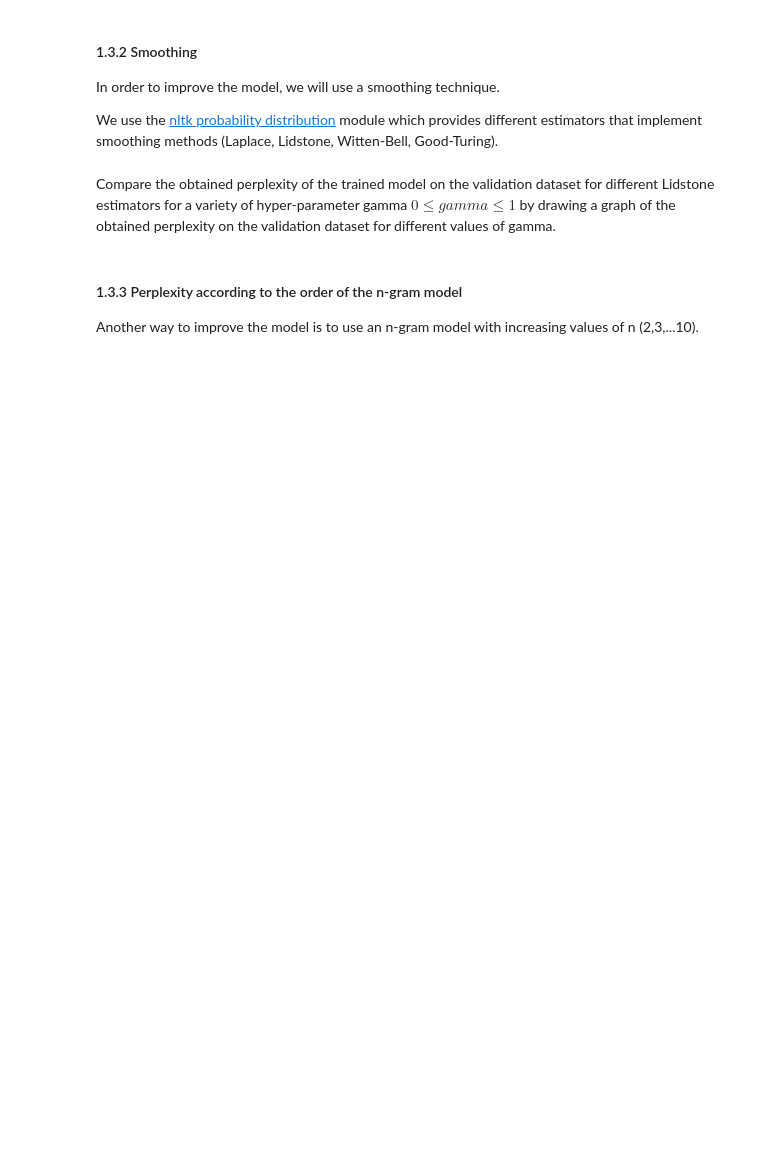
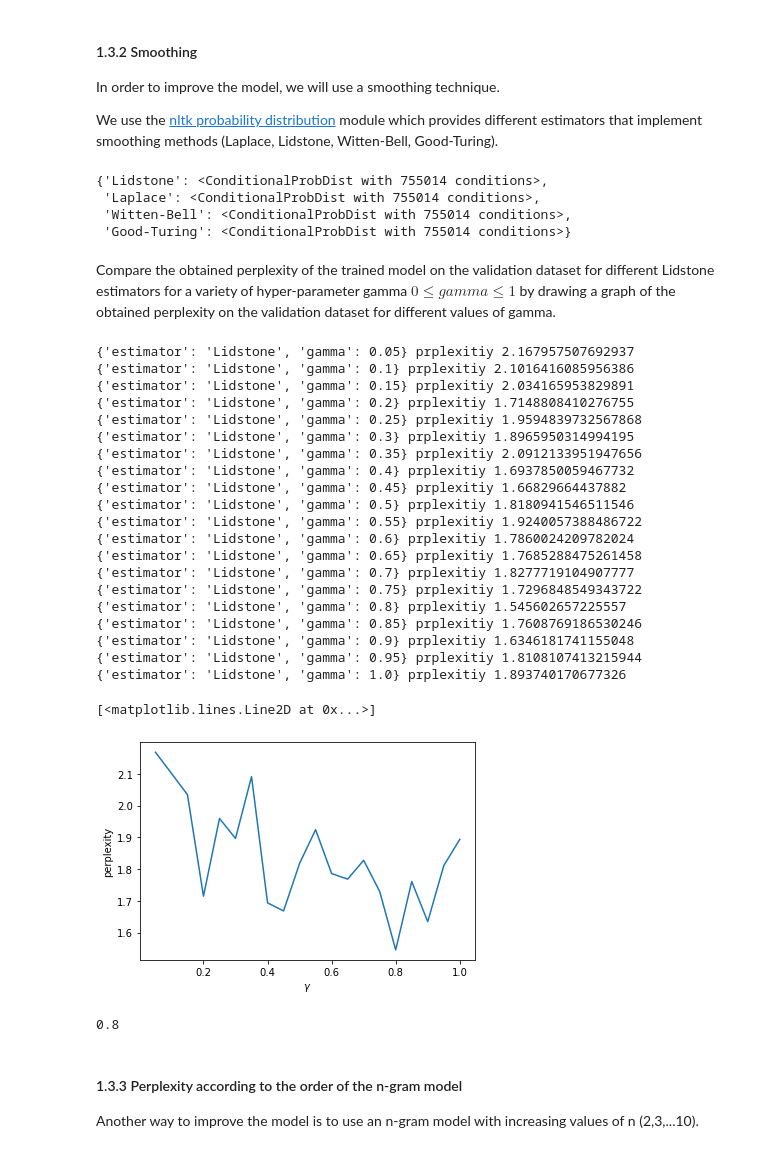
Before and after one commit to shaniklein/NLP211-assignment1, a Jupyter notebook: notebook/NLP21HW1.ipynb, the cells around one changed output. Cells and saved outputs as stored; diff of their text form; code cells hidden in the pictures; blank space fills up the shorter version.

```diff
--- a/notebook/NLP21HW1.ipynb
+++ b/notebook/NLP21HW1.ipynb
@@ -339,3 +384,7 @@ def generate_from_lm(lm,order=4):
         hist += ' ' + word
         out.append(word)
     return out
+# %%
+# let's check our results:
+lm = test_train_lm_word()
+' '.join(generate_from_lm(lm))
@@ -390,9 +458,3 @@ Analyze the observed result...
 In order to improve the model, we will use a smoothing technique.
 
 We use the <a href="http://www.nltk.org/_modules/nltk/probability.html">nltk probability distribution</a> module which provides different estimators that implement smoothing methods (Laplace, Lidstone, Witten-Bell, Good-Turing).
-# %%
-# We change the model to use a different estimator than the Maximum Likelihood Estimator (MLE) count-based estimator
-# to compute the probability of p(w|history).
-
-def create_lm_smooth(fname, order=4, moreParam=None):
-    return 1.0
@@ -399,3 +491,25 @@ def create_lm_smooth(fname, order=4, moreParam=None):
+# %%
+def build_more_param(estimator,gamma):
+    moreParam={
+    "estimator":estimator,
+    "gamma": gamma
+    }
+    return moreParam
+# %%
+#lets check if we can get a model
+estimators=["Lidstone","Laplace","Witten-Bell","Good-Turing"]
+params=[build_more_param(estimator,0.4) for estimator in estimators]
+lms={}
+for param in params:
+    lm=create_lm_smooth(data['ptb_train'],moreParam=param)
+    lms[param['estimator']]=lm
+# %%
+lms
+# %% [output]
+{'Lidstone': <ConditionalProbDist with 755014 conditions>,
+ 'Laplace': <ConditionalProbDist with 755014 conditions>,
+ 'Witten-Bell': <ConditionalProbDist with 755014 conditions>,
+ 'Good-Turing': <ConditionalProbDist with 755014 conditions>}
 # %% [markdown]
 Compare the obtained perplexity of the trained model on the validation dataset for different Lidstone estimators for a
 variety of hyper-parameter gamma $0 \leq gamma \leq 1$ by drawing a graph of the obtained perplexity on the validation dataset for different values of gamma.
@@ -404,3 +516,47 @@ variety of hyper-parameter gamma $0 \leq gamma \leq 1$ by drawing a graph of the
+# %%
+gammas = [(i+1)/20 for i in range(0,20)]
+perplexities=[]
+valid=data['ptb_valid']
+estimator="Lidstone"
+# check different gammas
+for gamma in gammas:
+    param=build_more_param(estimator,gamma)
+    lm=create_lm_smooth(data['ptb_train'],moreParam=param)
+    perplex=perplexity(lm,valid)
+    print(param,'prplexitiy',perplex)
+    perplexities.append(perplex)
+
+plt.xlabel('$\gamma$')
+plt.ylabel('perplexity')
+plt.plot(gammas, perplexities)
+# %% [output]
+{'estimator': 'Lidstone', 'gamma': 0.05} prplexitiy 2.167957507692937
+{'estimator': 'Lidstone', 'gamma': 0.1} prplexitiy 2.1016416085956386
+{'estimator': 'Lidstone', 'gamma': 0.15} prplexitiy 2.034165953829891
+{'estimator': 'Lidstone', 'gamma': 0.2} prplexitiy 1.7148808410276755
+{'estimator': 'Lidstone', 'gamma': 0.25} prplexitiy 1.9594839732567868
+{'estimator': 'Lidstone', 'gamma': 0.3} prplexitiy 1.8965950314994195
+{'estimator': 'Lidstone', 'gamma': 0.35} prplexitiy 2.0912133951947656
+{'estimator': 'Lidstone', 'gamma': 0.4} prplexitiy 1.6937850059467732
+{'estimator': 'Lidstone', 'gamma': 0.45} prplexitiy 1.66829664437882
+{'estimator': 'Lidstone', 'gamma': 0.5} prplexitiy 1.8180941546511546
+{'estimator': 'Lidstone', 'gamma': 0.55} prplexitiy 1.9240057388486722
+{'estimator': 'Lidstone', 'gamma': 0.6} prplexitiy 1.7860024209782024
+{'estimator': 'Lidstone', 'gamma': 0.65} prplexitiy 1.7685288475261458
+{'estimator': 'Lidstone', 'gamma': 0.7} prplexitiy 1.8277719104907777
+{'estimator': 'Lidstone', 'gamma': 0.75} prplexitiy 1.7296848549343722
+{'estimator': 'Lidstone', 'gamma': 0.8} prplexitiy 1.545602657225557
+{'estimator': 'Lidstone', 'gamma': 0.85} prplexitiy 1.7608769186530246
+{'estimator': 'Lidstone', 'gamma': 0.9} prplexitiy 1.6346181741155048
+{'estimator': 'Lidstone', 'gamma': 0.95} prplexitiy 1.8108107413215944
+{'estimator': 'Lidstone', 'gamma': 1.0} prplexitiy 1.893740170677326
+[<matplotlib.lines.Line2D at 0x...>]
+[figure, added]
+# %%
+best_gamma=gammas[np.argmin(perplexities)]
+best_gamma
+# %% [output]
+0.8
 # %% [markdown]
 <a name="overfit"></a>
 <h4>1.3.3 Perplexity according to the order of the n-gram model</h4>
```
Also changed, not shown: parts of 81 cells of this notebook, 33 other files.
